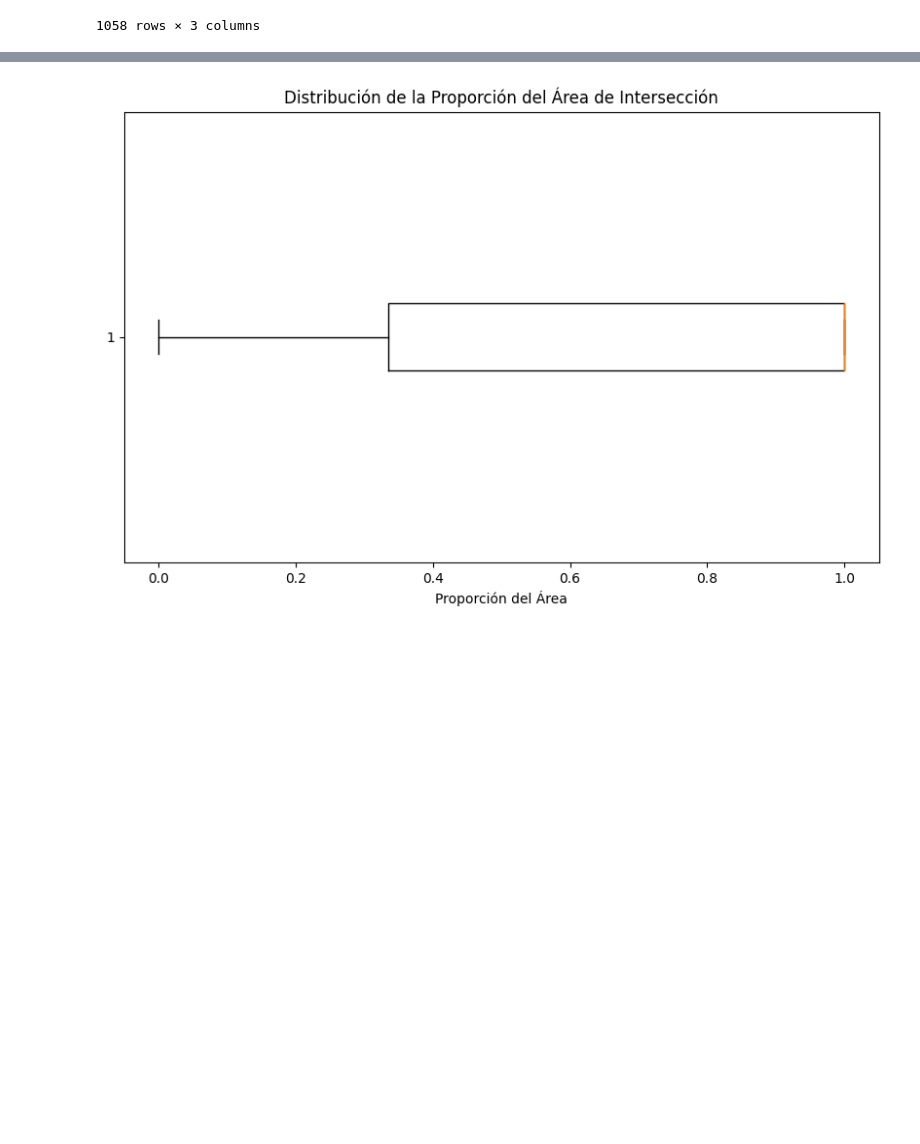
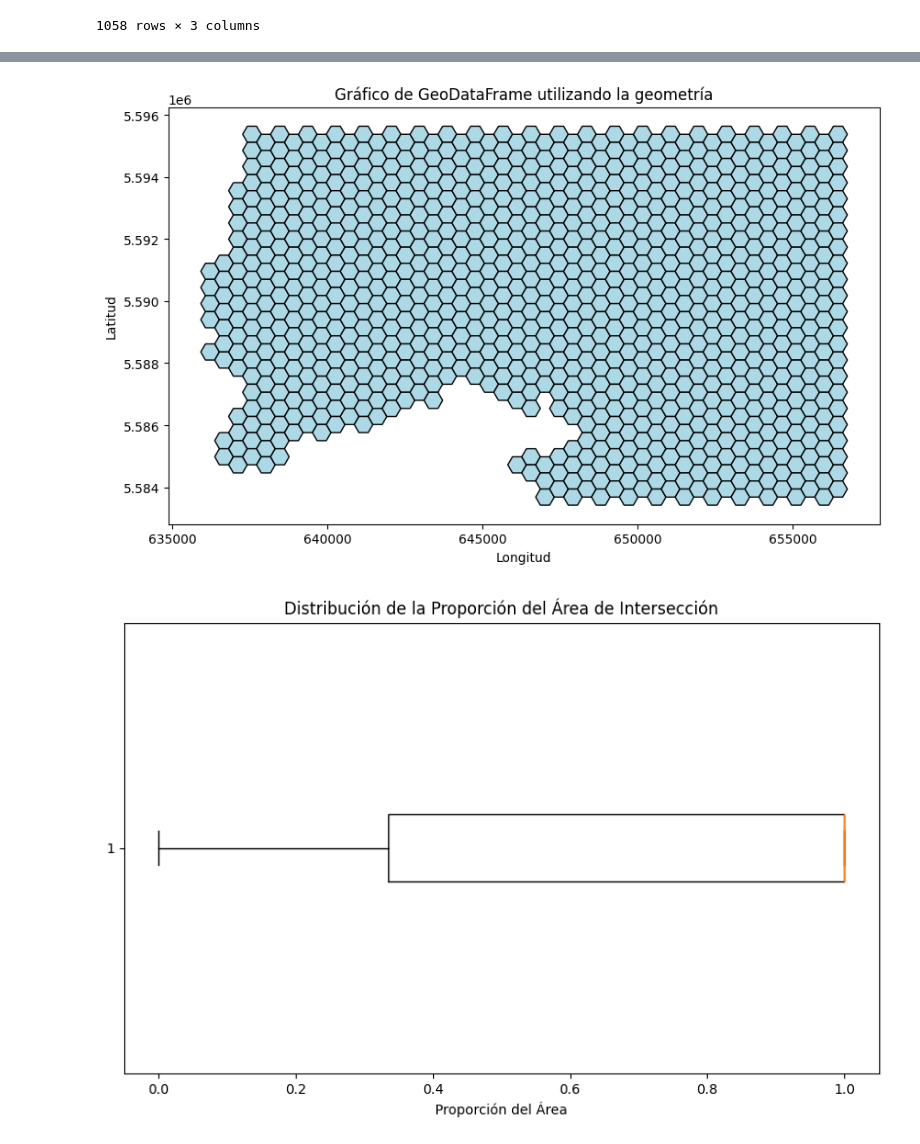
Before and after one commit to aariztiab/Labs-EMLU, a Jupyter notebook: Datos y ejemplos L05.ipynb, the cells around one changed output, grey strips where cells are left out. Cells and saved outputs as stored; diff of their text form; code cells hidden in the pictures; blank space fills up the shorter version.

```diff
--- a/Datos y ejemplos L05.ipynb
+++ b/Datos y ejemplos L05.ipynb
@@ -659,5 +709,5 @@ import geopandas as gpd
 # Cruzar los GeoDataFrames en la columna 'cell'
 gdf_cruzado = celdas_valdivia.merge(gdf_agrupado, on='cell', how='inner')
 
-gdf_cruzado
+gdf_cruzado['centroide'] = grid_gdf.geometry.centroid
 # %% [output]
@@ -676,0 +715,3 @@ gdf_cruzado
+# %%
+gdf_cruzado['valor_m2'] = gdf_cruzado['precio']/gdf_cruzado['area']
+gdf_cruzado = gdf_cruzado.drop(columns=['precio', 'area'])
@@ -677,3 +736,31 @@ gdf_cruzado
+# %%
+import geopandas as gpd
+import matplotlib.pyplot as plt
+
+gdf = gdf_cruzado
+# Cargar tu GeoDataFrame (asegúrate de tener un GeoDataFrame previamente creado)
+# Por ejemplo, gdf = gpd.read_file('ruta_a_tu_archivo.geojson')
+
+# Suponiendo que ya tienes el GeoDataFrame en la variable gdf
+
+# Graficar el GeoDataFrame usando su columna de geometría
+fig, ax = plt.subplots(figsize=(10, 10))
+
+# Graficar la geometría del GeoDataFrame
+gdf.geometry.plot(ax=ax, color='lightblue', edgecolor='black')
+
+
+
+
+# Configurar el gráfico
+ax.set_title('Gráfico de GeoDataFrame utilizando la geometría')
+ax.set_xlabel('Longitud')
+ax.set_ylabel('Latitud')
+ax.set_aspect('equal')  # Mantener la escala de los ejes
+
+plt.show()
+# %% [output]
+[figure, added]
 # %%
 import matplotlib.pyplot as plt
 
```
Also changed, not shown: parts of 16 cells of this notebook.
